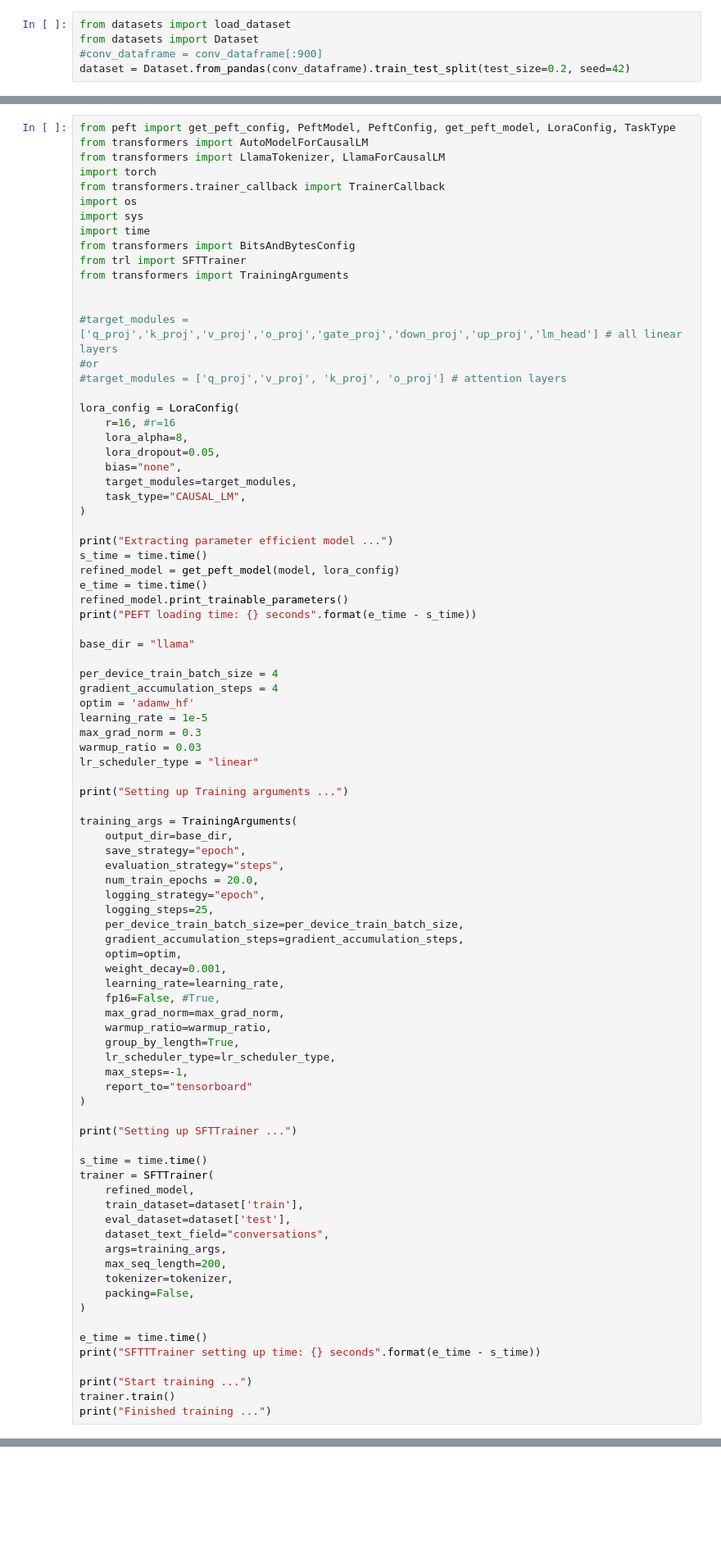
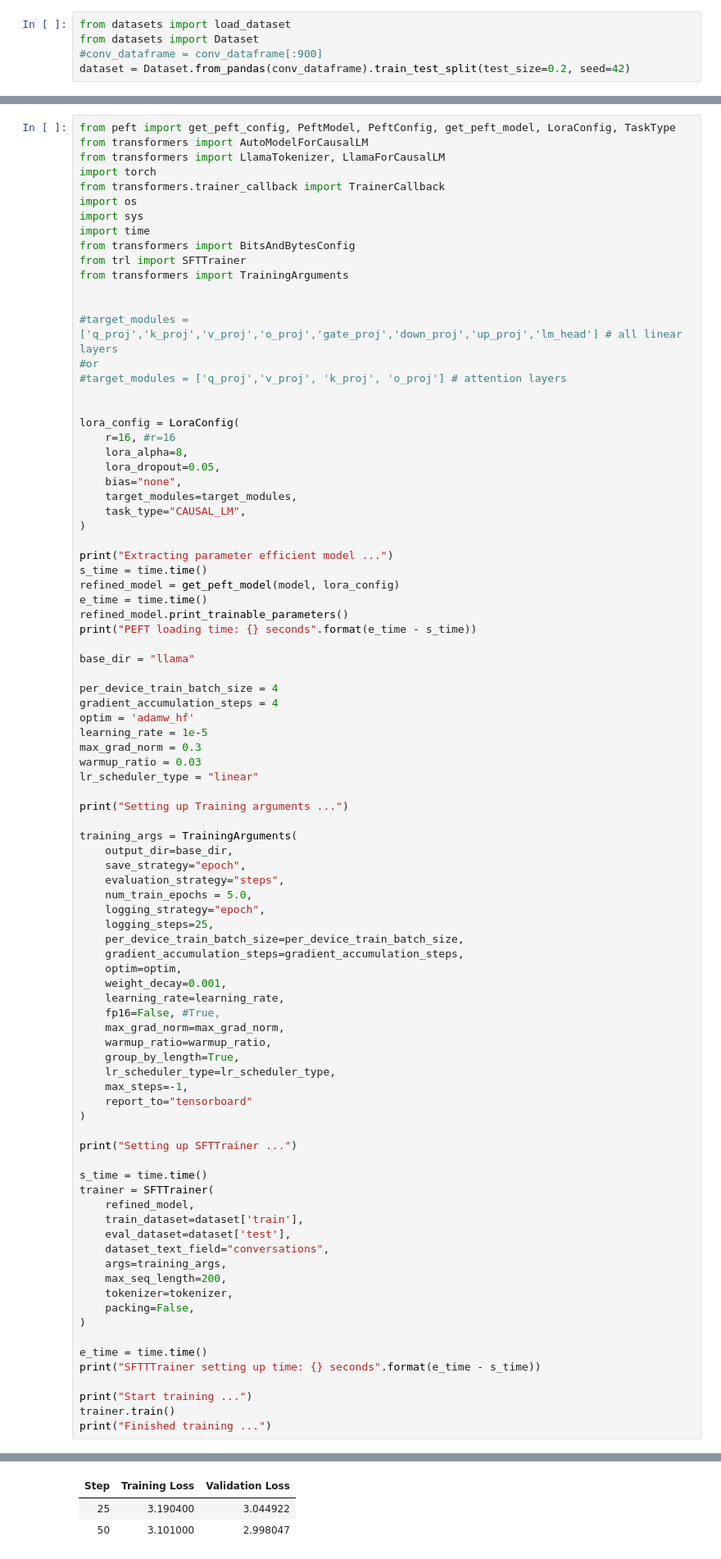
Before and after one commit to uwwint/discourse-scraper, a Jupyter notebook: llama2/fine-tune.ipynb, the cells around one changed output, grey strips where cells are left out. Shown at 82% size. Saved outputs shown, nothing was run; the diff lists cells and outputs as text; blank space fills up the shorter version.

```diff
--- a/llama2/fine-tune.ipynb
+++ b/llama2/fine-tune.ipynb
@@ -135,6 +132,7 @@ from transformers import TrainingArguments
 #target_modules = ['q_proj','k_proj','v_proj','o_proj','gate_proj','down_proj','up_proj','lm_head'] # all linear layers
 #or
 #target_modules = ['q_proj','v_proj', 'k_proj', 'o_proj'] # attention layers
+
 
 lora_config = LoraConfig(
     r=16, #r=16
@@ -168,7 +166,7 @@ training_args = TrainingArguments(
     output_dir=base_dir,
     save_strategy="epoch",
     evaluation_strategy="steps",
-    num_train_epochs = 20.0,
+    num_train_epochs = 5.0,
     logging_strategy="epoch",
     logging_steps=25,
     per_device_train_batch_size=per_device_train_batch_size,
@@ -205,3 +203,4 @@ print("SFTTTrainer setting up time: {} seconds".format(e_time - s_time))
 print("Start training ...")
 trainer.train()
 print("Finished training ...")
+# %% [output]
@@ -207,0 +215,3 @@ print("Finished training ...")
+| Step | Training Loss | Validation Loss |
+| 25 | 3.190400 | 3.044922 |
+| 50 | 3.101000 | 2.998047 |
```
Also changed, not shown: parts of 9 cells of this notebook, 1 other file.
